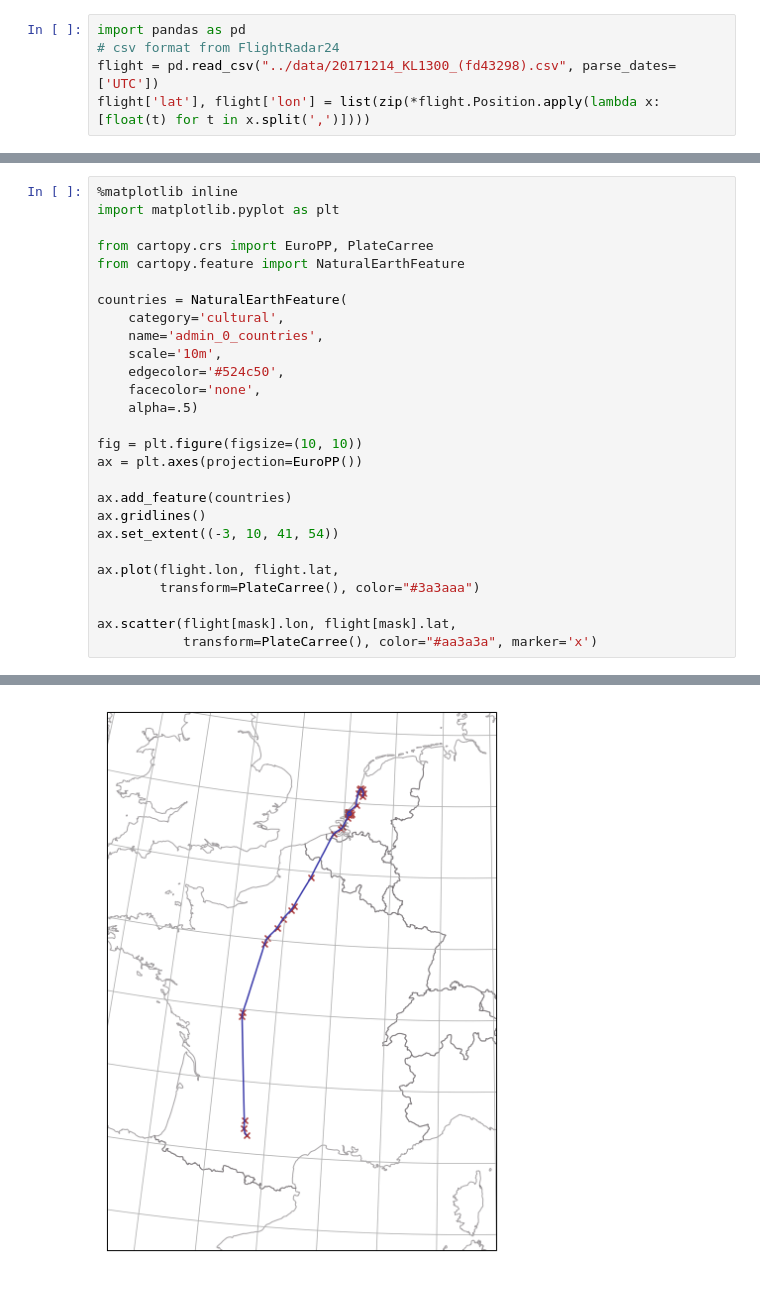
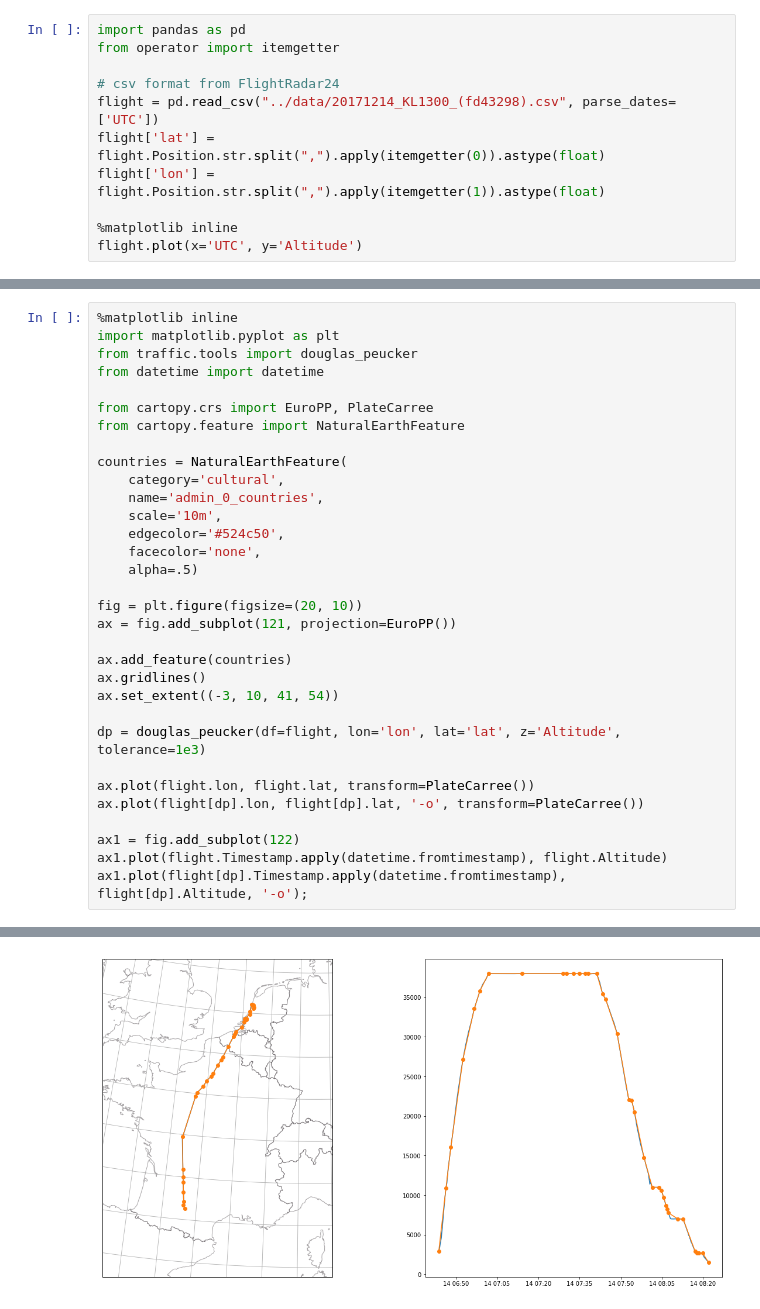
Before and after one commit to xoolive/traffic, a Jupyter notebook: notebooks/douglas_peucker.ipynb, the cells around one changed output, grey strips where cells are left out. Drawn from its saved outputs; the diff is of its cells as text.

Commit message:
proper 3D douglas peucker with good z/lat default ratio

```diff
--- a/notebooks/douglas_peucker.ipynb
+++ b/notebooks/douglas_peucker.ipynb
@@ -1,5 +1,11 @@
 # %%
 import pandas as pd
+from operator import itemgetter
+
 # csv format from FlightRadar24
 flight = pd.read_csv("../data/20171214_KL1300_(fd43298).csv", parse_dates=['UTC'])
-flight['lat'], flight['lon'] = list(zip(*flight.Position.apply(lambda x: [float(t) for t in x.split(',')])))
+flight['lat'] = flight.Position.str.split(",").apply(itemgetter(0)).astype(float)
+flight['lon'] = flight.Position.str.split(",").apply(itemgetter(1)).astype(float)
+
+%matplotlib inline
+flight.plot(x='UTC', y='Altitude')
@@ -16,6 +15,8 @@ mask = douglas_peucker(df=flight, max_dist=1e3, lat='lat', lon='lon')
 # %%
 %matplotlib inline
 import matplotlib.pyplot as plt
+from traffic.tools import douglas_peucker
+from datetime import datetime
 
 from cartopy.crs import EuroPP, PlateCarree
 from cartopy.feature import NaturalEarthFeature
@@ -28,16 +29,19 @@ countries = NaturalEarthFeature(
     facecolor='none',
     alpha=.5)
 
-fig = plt.figure(figsize=(10, 10))
-ax = plt.axes(projection=EuroPP())
+fig = plt.figure(figsize=(20, 10))
+ax = fig.add_subplot(121, projection=EuroPP())
 
 ax.add_feature(countries)
 ax.gridlines()
 ax.set_extent((-3, 10, 41, 54))
 
-ax.plot(flight.lon, flight.lat,
-        transform=PlateCarree(), color="#3a3aaa")
+dp = douglas_peucker(df=flight, lon='lon', lat='lat', z='Altitude', tolerance=1e3)
 
-ax.scatter(flight[mask].lon, flight[mask].lat,
-           transform=PlateCarree(), color="#aa3a3a", marker='x')
+ax.plot(flight.lon, flight.lat, transform=PlateCarree())
+ax.plot(flight[dp].lon, flight[dp].lat, '-o', transform=PlateCarree())
+
+ax1 = fig.add_subplot(122)
+ax1.plot(flight.Timestamp.apply(datetime.fromtimestamp), flight.Altitude)
+ax1.plot(flight[dp].Timestamp.apply(datetime.fromtimestamp), flight[dp].Altitude, '-o');
 # %% [output]
@@ -45 +48 @@ ax.scatter(flight[mask].lon, flight[mask].lat,
-[figure, old version]
+[figure, new version]
```
Also changed, not shown: parts of 5 cells of this notebook, 1 other file.
